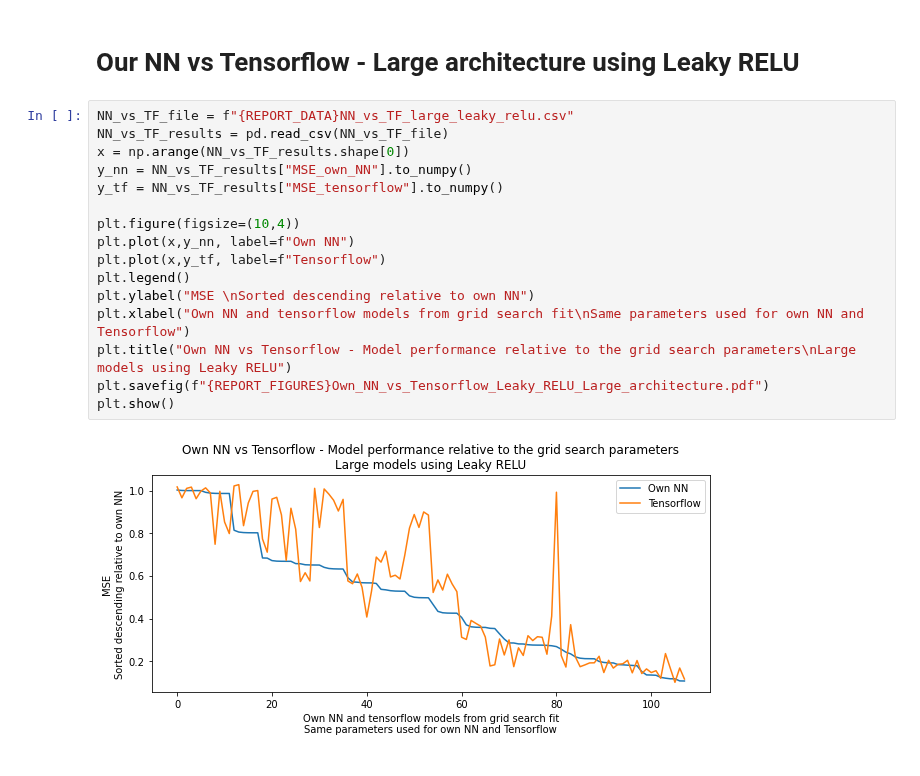
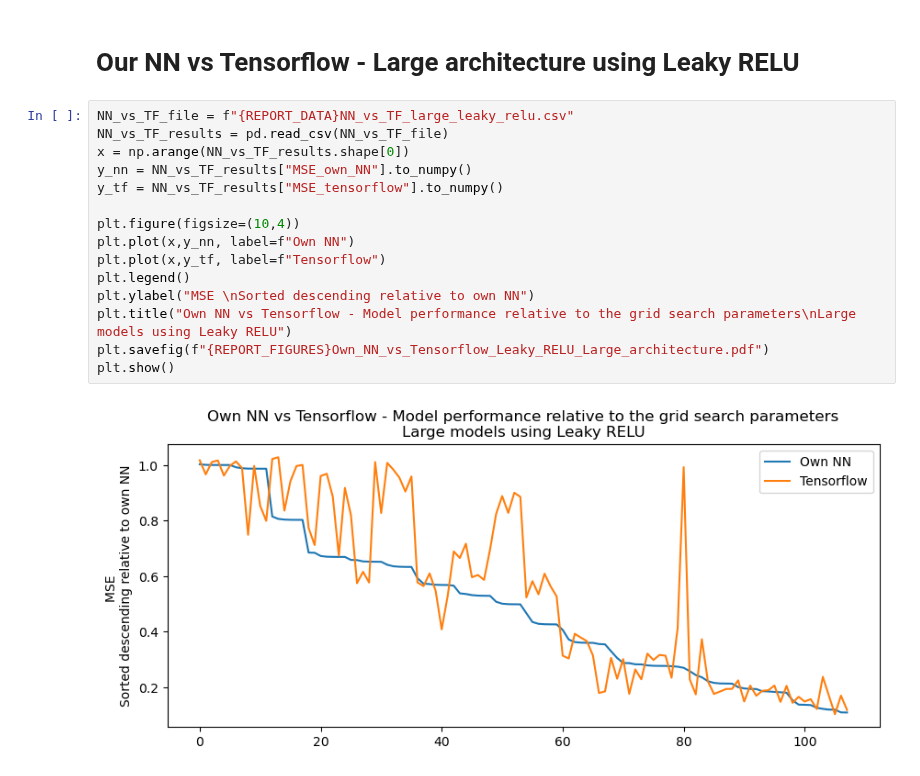
Before and after one commit to AndreasBordvik/FYS-STK4155-Prj2_report, a Jupyter notebook: code/NN_results_plot.ipynb, the cells around one changed output. Cells and saved outputs as stored; diff of their text form.

```diff
--- a/code/NN_results_plot.ipynb
+++ b/code/NN_results_plot.ipynb
@@ -218,18 +200,17 @@ plt.show()
 # %%
 NN_vs_TF_file = f"{REPORT_DATA}NN_vs_TF_large_leaky_relu.csv"
 NN_vs_TF_results = pd.read_csv(NN_vs_TF_file)
 x = np.arange(NN_vs_TF_results.shape[0])
 y_nn = NN_vs_TF_results["MSE_own_NN"].to_numpy()
 y_tf = NN_vs_TF_results["MSE_tensorflow"].to_numpy()
 
 plt.figure(figsize=(10,4))
 plt.plot(x,y_nn, label=f"Own NN")
 plt.plot(x,y_tf, label=f"Tensorflow")
 plt.legend()
 plt.ylabel("MSE \nSorted descending relative to own NN")
-plt.xlabel("Own NN and tensorflow models from grid search fit\nSame parameters used for own NN and Tensorflow")
 plt.title("Own NN vs Tensorflow - Model performance relative to the grid search parameters\nLarge models using Leaky RELU")
 plt.savefig(f"{REPORT_FIGURES}Own_NN_vs_Tensorflow_Leaky_RELU_Large_architecture.pdf")
 plt.show()
 # %% [output]
-[figure, old version]
+[figure, new version]
```
Also changed, not shown: parts of 7 cells of this notebook, 2 other files.
